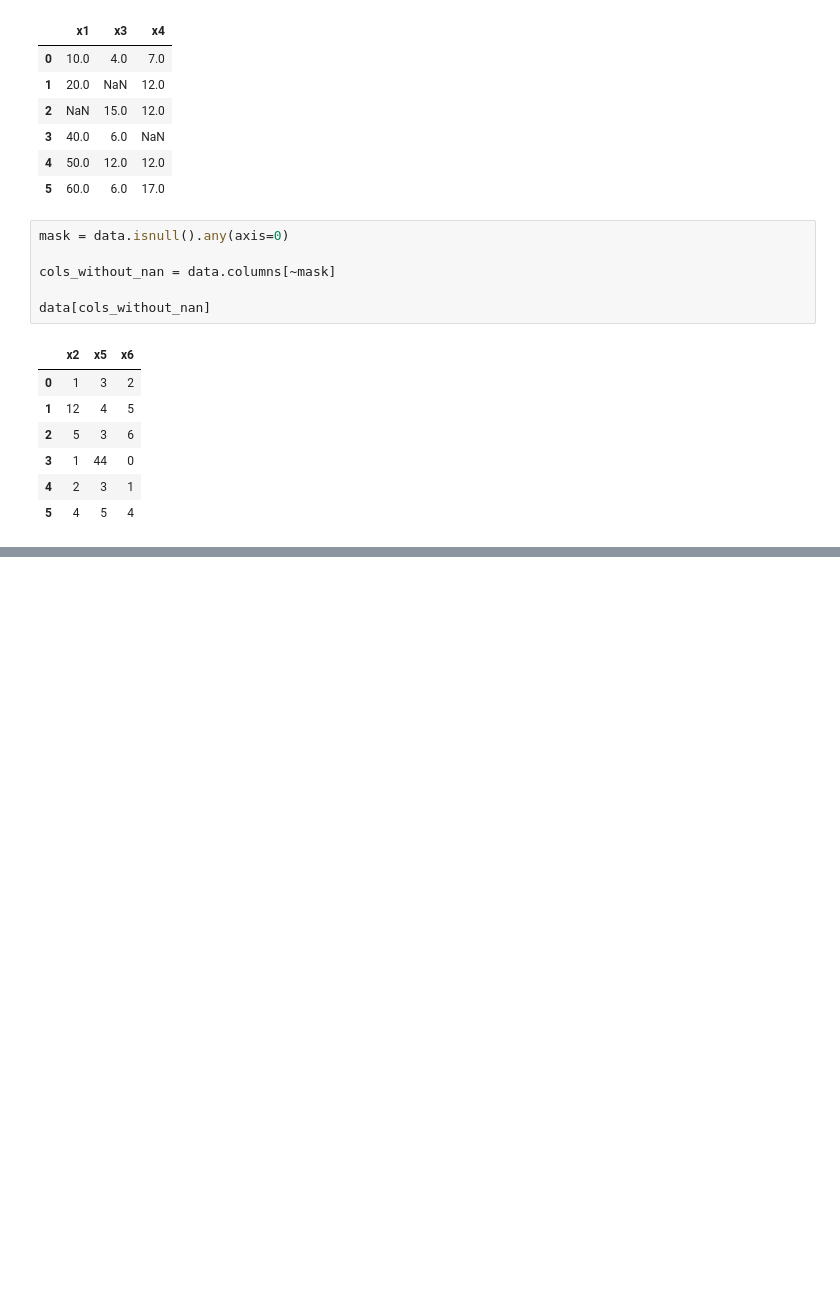
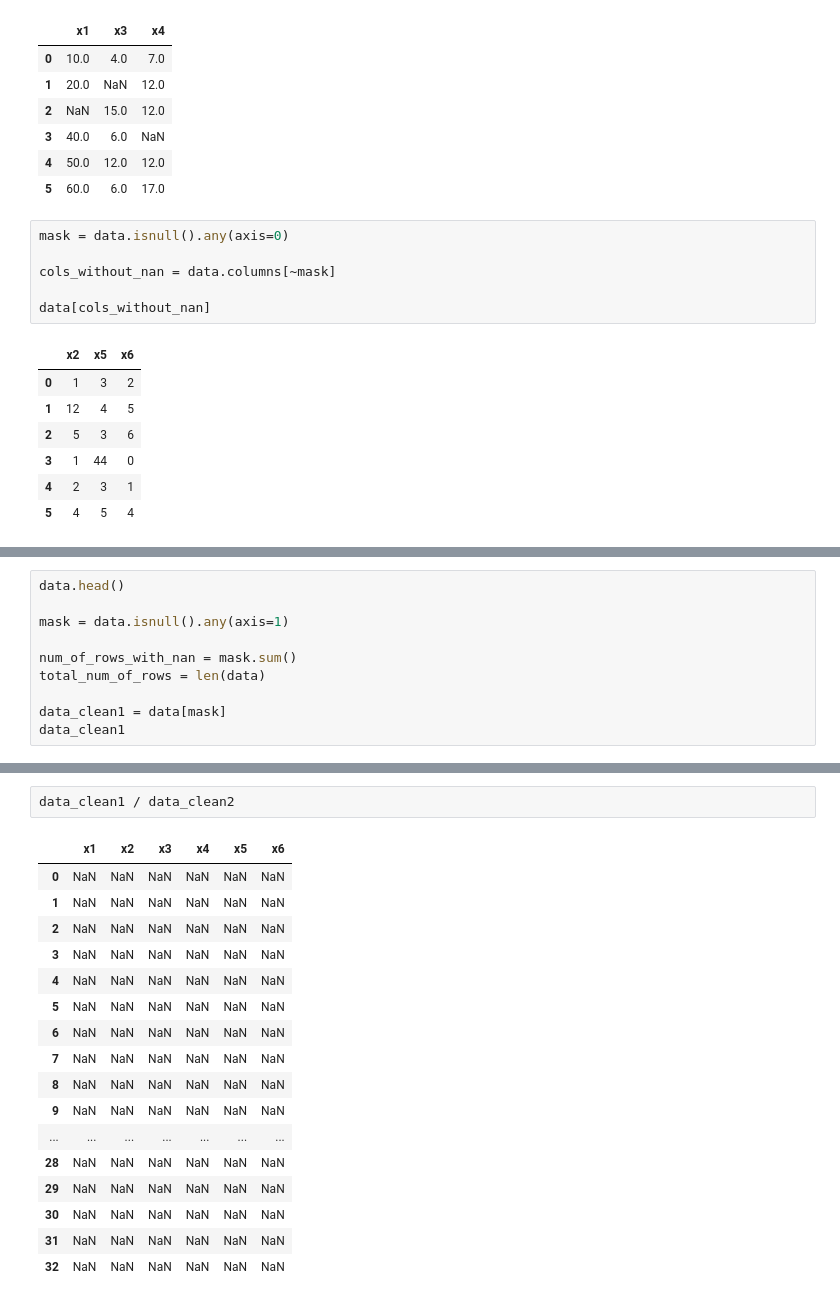
Before and after one commit to MoazzemhossainMoazz/EDGE_AI, a Jupyter notebook: Data_Preprocessing.ipynb, the cells around one changed output, grey strips where cells are left out. Cells and saved outputs as stored; diff of their text form; blank space fills up the shorter version.

```diff
--- a/Data_Preprocessing.ipynb
+++ b/Data_Preprocessing.ipynb
@@ -145,0 +214,10 @@ data[cols_without_nan]
+# %%
+data.head()
+
+mask = data.isnull().any(axis=1)
+
+num_of_rows_with_nan = mask.sum()
+total_num_of_rows = len(data)
+
+data_clean1 = data[mask]
+data_clean1
@@ -145,0 +256,20 @@ data[cols_without_nan]
+# %%
+data_clean1 / data_clean2
+# %% [output]
+|  | x1 | x2 | x3 | x4 | x5 | x6 |
+| 0 | NaN | NaN | NaN | NaN | NaN | NaN |
+| 1 | NaN | NaN | NaN | NaN | NaN | NaN |
+| 2 | NaN | NaN | NaN | NaN | NaN | NaN |
+| 3 | NaN | NaN | NaN | NaN | NaN | NaN |
+| 4 | NaN | NaN | NaN | NaN | NaN | NaN |
+| 5 | NaN | NaN | NaN | NaN | NaN | NaN |
+| 6 | NaN | NaN | NaN | NaN | NaN | NaN |
+| 7 | NaN | NaN | NaN | NaN | NaN | NaN |
+| 8 | NaN | NaN | NaN | NaN | NaN | NaN |
+| 9 | NaN | NaN | NaN | NaN | NaN | NaN |
+| ... | ... | ... | ... | ... | ... | ... |
+| 28 | NaN | NaN | NaN | NaN | NaN | NaN |
+| 29 | NaN | NaN | NaN | NaN | NaN | NaN |
+| 30 | NaN | NaN | NaN | NaN | NaN | NaN |
+| 31 | NaN | NaN | NaN | NaN | NaN | NaN |
+| 32 | NaN | NaN | NaN | NaN | NaN | NaN |
```
Also changed, not shown: parts of 8 cells of this notebook.
